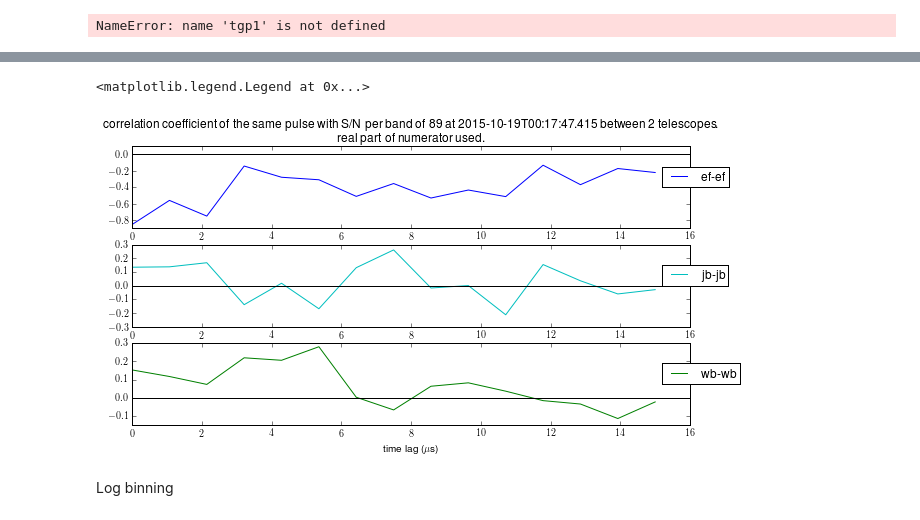
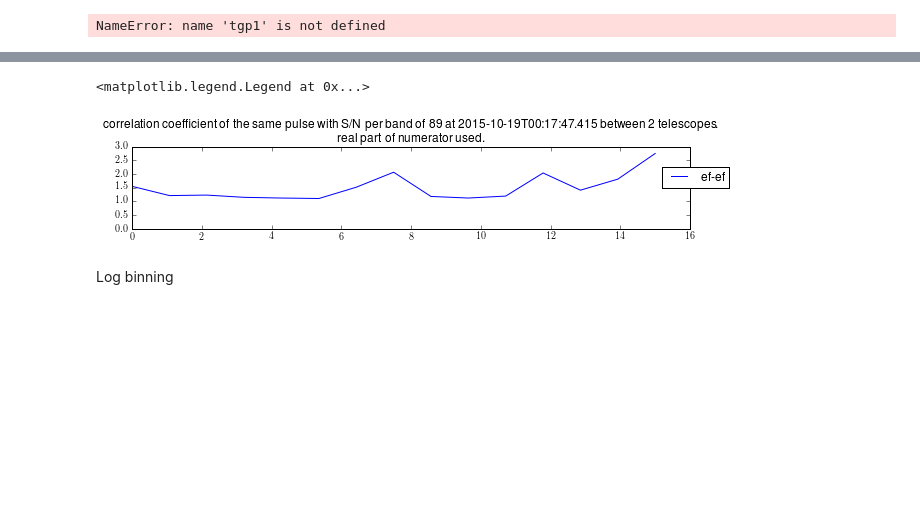
Before and after one commit to xiaozhengxu/scint_analysis, a Jupyter notebook: EVN_crab/process_frequency.ipynb, the cells around one changed output, grey strips where cells are left out. Saved outputs shown, nothing was run; the diff lists cells and outputs as text; code cells hidden in the pictures; blank space fills up the shorter version.

```diff
--- a/EVN_crab/process_frequency.ipynb
+++ b/EVN_crab/process_frequency.ipynb
@@ -191,18 +236,18 @@ tgp1b = transform_to_timelag(fgp1,draw = 0,binned = 1)
 tgp2b = transform_to_timelag(fgp2,draw = 0,binned = 1)
 tgp1 = transform_to_timelag(fgp1,draw = 0,binned = 0)
 tgp2 = transform_to_timelag(fgp2,draw = 0,binned = 0)
-
+N=tgp1[0].shape[0]
 f,axarr=plt.subplots(8,1,figsize=(10,15))
 for k in range(8):
     #normalized,binned:
-    axarr[k].plot(np.linspace(0,15,15),(abs(tgp1b[k]))/np.mean(abs(tgp1b[k]))-1,label = tele1)
-    axarr[k].plot(np.linspace(0,15,15),(abs(tgp2b[k]))/np.mean(abs(tgp2b[k]))-1,label = tele2)
+#     axarr[k].plot(np.linspace(0,15,N),(abs(tgp1b[k]))/np.mean(abs(tgp1b[k]))-1,label = tele1)
+#     axarr[k].plot(np.linspace(0,15,N),(abs(tgp2b[k]))/np.mean(abs(tgp2b[k]))-1,label = tele2)
     #original units, binned:
 #     axarr[k].plot(np.linspace(0,15,15),abs(tgp1b[k]),label = tele1+' binned')
 #     axarr[k].plot(np.linspace(0,15,15),abs(tgp2b[k]),label = tele2+' binned')
     #original units, not binned:
-#     axarr[k].plot(np.linspace(0,15,213),abs(tgp1[k]),'b',label = tele1)
-#     axarr[k].plot(np.linspace(0,15,213),abs(tgp2[k]),'g',label = tele2)
+    axarr[k].plot(np.linspace(0,15,213),abs(tgp1[k]),'b',label = tele1)
+    axarr[k].plot(np.linspace(0,15,213),abs(tgp2[k]),'g',label = tele2)
 
 axarr[0].set_title('Time lag spectrum of giant pulse at {} (S/N ={}) on telescopes {} and {}'.format(time_string4,S_N4,tele1,tele2))
 axarr[7].set_xlabel('Time lag(\mu s)')
@@ -363,38 +412,38 @@ stdgp1 has type float64
 # %%
 '''Linear plotting'''
-N=15
+N=ccefjb.shape[0]
 
 figure(figsize= (10,5))
 ax1 = subplot(3,1,1)
 plot(np.linspace(0,15,N),ccefjb,label='ef-ef')
 # ylim(-.2,.2)
 axhline(y=0.,color = 'black')
 # title('correlation coefficient as a function of timelag of two main pulses\n at {}, {}'.format(time_values[i-1],time_values[j-1]))
 title('correlation coefficient of the same pulse with S/N per band of {} at {} between 2 telescopes. \n real part of numerator used.'.format(S_N1,time_string1))
 legend(loc=(0.95,0.5))
 
-ax2=subplot(3,1,2)
-plot(np.linspace(0,15,N),ccjbwb,'c',label = 'jb-jb')
-# ylim(-.2,.2)
-axhline(y=0.,color = 'black')
-# axarr[1].set_title('jb:correlation coefficient as a function of timelag of two main pulses\n at {}, {}'.format(time_values[i-1],time_values[j-1]))
-legend(loc=(0.95,0.5))
+# ax2=subplot(3,1,2)
+# plot(np.linspace(0,15,N),ccjbwb,'c',label = 'jb-jb')
+# # ylim(-.2,.2)
+# axhline(y=0.,color = 'black')
+# # axarr[1].set_title('jb:correlation coefficient as a function of timelag of two main pulses\n at {}, {}'.format(time_values[i-1],time_values[j-1]))
+# legend(loc=(0.95,0.5))
 
-ax2=subplot(3,1,3)
-plot(np.linspace(0,15,N),ccefwb,'g',label='wb-wb')
-# ylim(-.2,.2)
-axhline(y=0.,color = 'black')
-xlabel(r'time lag ($\mu$s)')
-# axarr[2].set_title('wb:correlation coefficient as a function of timelag of two main pulses\n at {}, {}'.format(time_values[i-1],time_values[j-1]))
-legend(loc=(0.95,0.5))
+# ax2=subplot(3,1,3)
+# plot(np.linspace(0,15,N),ccefwb,'g',label='wb-wb')
+# # ylim(-.2,.2)
+# axhline(y=0.,color = 'black')
+# xlabel(r'time lag ($\mu$s)')
+# # axarr[2].set_title('wb:correlation coefficient as a function of timelag of two main pulses\n at {}, {}'.format(time_values[i-1],time_values[j-1]))
+# legend(loc=(0.95,0.5))
 
 
 # '''Log plotting'''
 # figure(figsize=(10,3))
 # semilogx(ccef)
 # %% [output]
 <matplotlib.legend.Legend at 0x...>
-[figure, old version]
+[figure, new version]
 # %% [markdown]
 Log binning
 # %%
```
Also changed, not shown: parts of 7 cells of this notebook.
